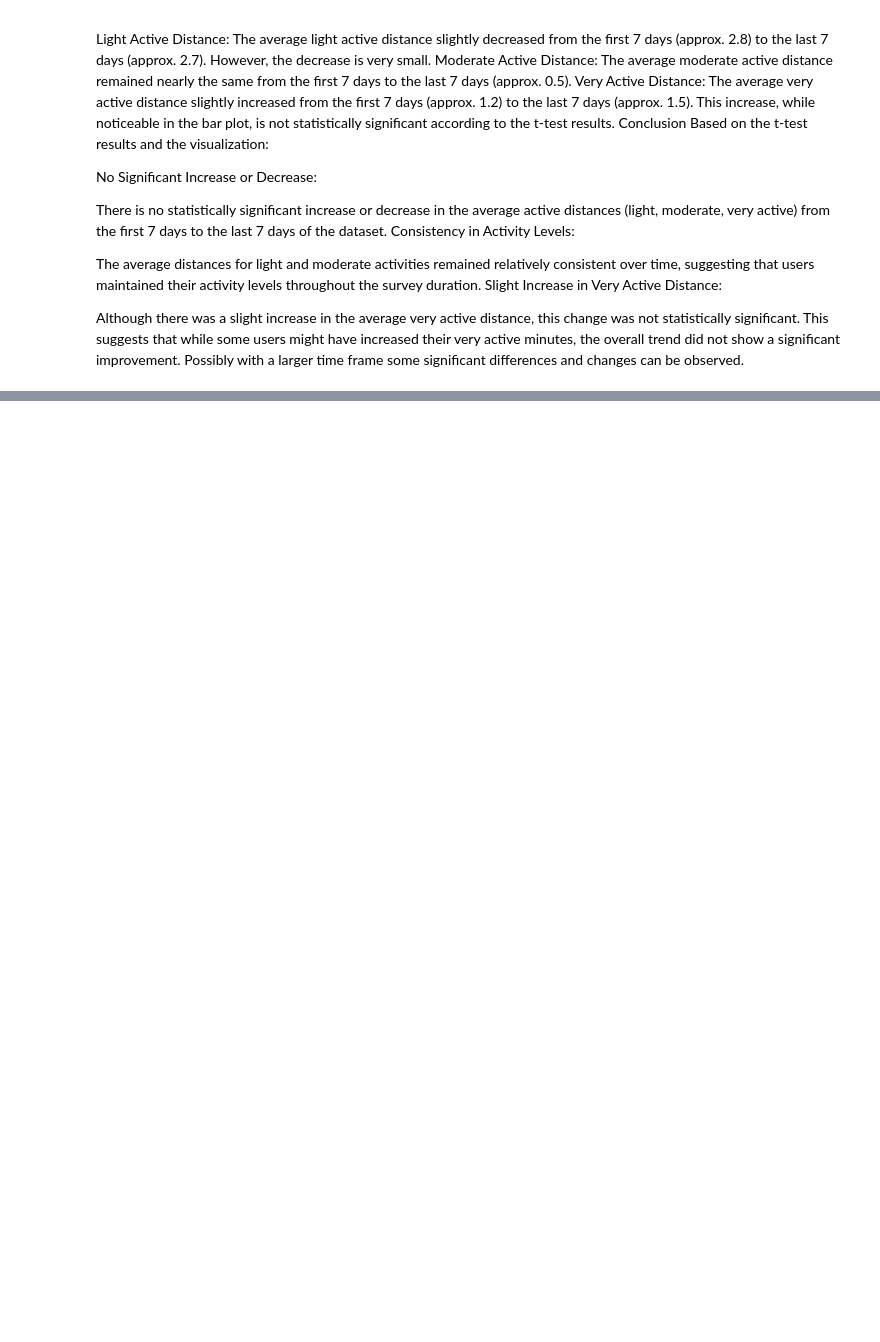
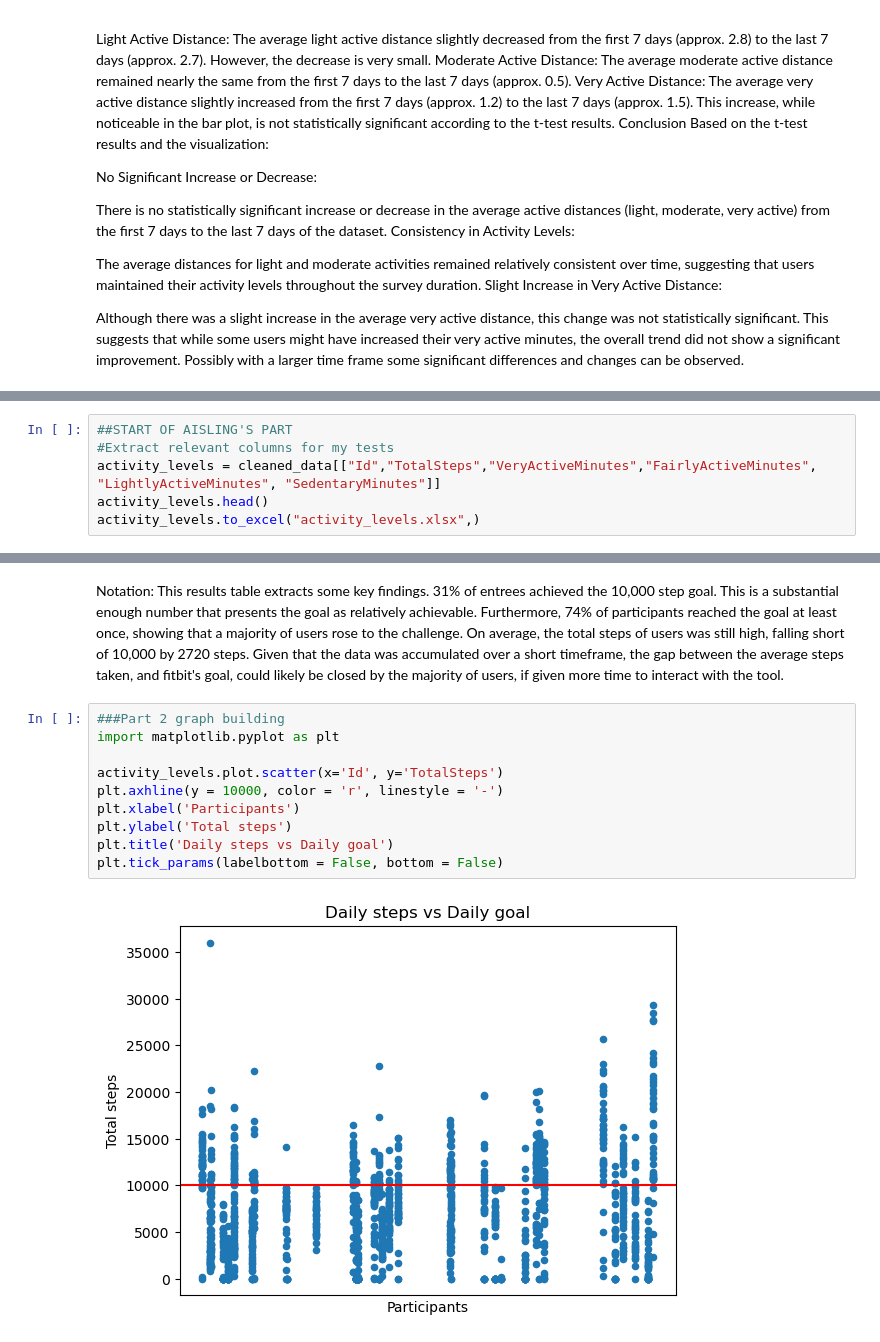
Before and after one commit to kinnith246/Project-1---Group-3, a Jupyter notebook: Dataset/Group 3 NB.ipynb, the cells around one changed output, grey strips where cells are left out. Saved outputs shown, nothing was run; the diff lists cells and outputs as text; blank space fills up the shorter version.

```diff
--- a/Dataset/Group 3 NB.ipynb
+++ b/Dataset/Group 3 NB.ipynb
@@ -900,0 +907,6 @@ Although there was a slight increase in the average very active distance, this c
+# %%
+##START OF AISLING'S PART
+#Extract relevant columns for my tests
+activity_levels = cleaned_data[["Id","TotalSteps","VeryActiveMinutes","FairlyActiveMinutes", "LightlyActiveMinutes", "SedentaryMinutes"]]
+activity_levels.head()
+activity_levels.to_excel("activity_levels.xlsx",)
@@ -900,0 +980,16 @@ Although there was a slight increase in the average very active distance, this c
+# %% [markdown]
+Notation:
+This results table extracts some key findings. 31% of entrees achieved the 10,000 step goal. This is a substantial enough number that presents the goal as relatively achievable. Furthermore, 74% of participants reached the goal at least once, showing that a majority of users rose to the challenge.
+On average, the total steps of users was still high, falling short of 10,000 by 2720 steps. Given that the data was accumulated over a short timeframe, the gap between the average steps taken, and fitbit's goal, could likely be closed by the majority of users, if given more time to interact with the tool.
+# %%
+###Part 2 graph building
+import matplotlib.pyplot as plt
+
+activity_levels.plot.scatter(x='Id', y='TotalSteps')
+plt.axhline(y = 10000, color = 'r', linestyle = '-')
+plt.xlabel('Participants')
+plt.ylabel('Total steps')
+plt.title('Daily steps vs Daily goal')
+plt.tick_params(labelbottom = False, bottom = False)
+# %% [output]
+[figure, added]
```
Also changed, not shown: parts of 31 cells of this notebook.
